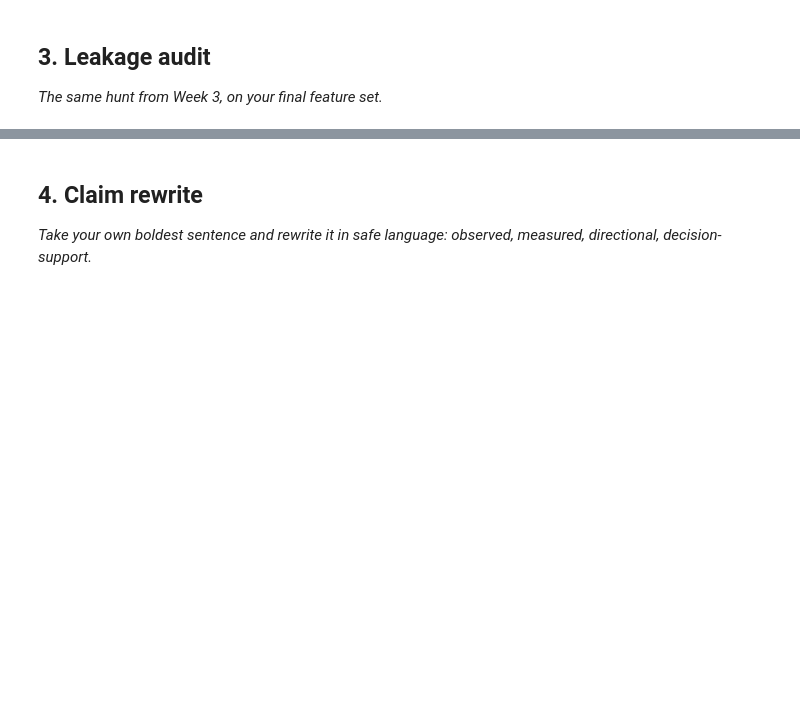
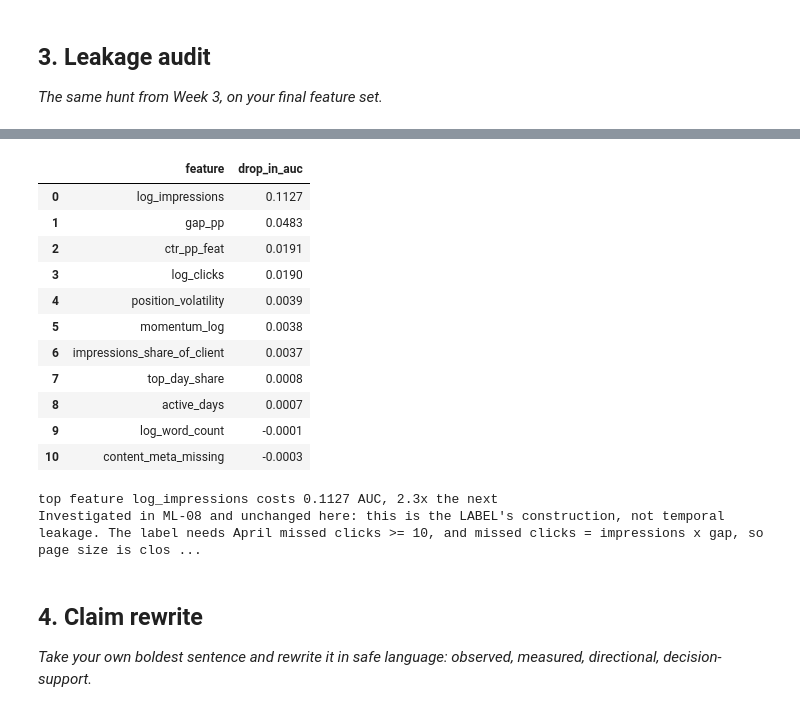
Before and after one commit to widadfatimakhan/flyrank-internship-ml, a Jupyter notebook: work/notebooks/w06_validation_audit.ipynb, the cells around one changed output, grey strips where cells are left out. Drawn from its saved outputs; the diff is of its cells as text; code cells hidden in the pictures; blank space fills up the shorter version.

```diff
--- a/work/notebooks/w06_validation_audit.ipynb
+++ b/work/notebooks/w06_validation_audit.ipynb
@@ -30,3 +614,48 @@ This skeleton is yours to fill. Work the sections **in order** — each one has
+# %%
+# --- Top-feature sanity: "too good" investigated, not celebrated -------------
+from sklearn.inspection import permutation_importance
+gkf_split = list(gkf.split(X_dep, y_dep, grp))[0]
+tr, te = gkf_split
+m = rf().fit(X_dep[tr], y_dep[tr])
+pi = permutation_importance(m, X_dep[te], y_dep[te], n_repeats=5, random_state=SEED,
+                            n_jobs=1, scoring="roc_auc")
+imp = (pd.DataFrame({"feature": FEATS, "drop_in_auc": pi.importances_mean.round(4)})
+       .sort_values("drop_in_auc", ascending=False).reset_index(drop=True))
+display(imp)
+
+ratio = imp.iloc[0].drop_in_auc / max(imp.iloc[1].drop_in_auc, 1e-9)
+print(f"top feature {imp.iloc[0].feature} costs {imp.iloc[0].drop_in_auc:.4f} AUC, "
+      f"{ratio:.1f}x the next")
+if imp.iloc[0].feature == "log_impressions" and ratio > 2:
+    print("Investigated in ML-08 and unchanged here: this is the LABEL's construction, not "
+          "temporal leakage. The label needs April missed clicks >= 10, and missed clicks = "
+          "impressions x gap, so page size is close to a prerequisite for a positive label. March "
+          "impressions are knowable on 2026-04-01, so the feature is legal -- but the label is "
+          "easier than it looks, and that belongs in the claim, not in a footnote.")
+elif ratio > 2:
+    print("One feature dominates and it is NOT the one ML-08 found. That is a change worth "
+          "explaining before trusting anything above -- check whether this feature could carry "
+          "outcome-window information, using the train-with / train-without test.")
+else:
+    print("No single feature dominates: several contribute at similar magnitude, which is the "
+          "shape of weak signal used honestly rather than a model that found the answer. Note this "
+          "differs from ML-08, where log_impressions towered over the rest -- worth one sentence "
+          "on why the fold or the feature set changed the picture.")
+# %% [output]
+|  | feature | drop_in_auc |
+| 0 | log_impressions | 0.1127 |
+| 1 | gap_pp | 0.0483 |
+| 2 | ctr_pp_feat | 0.0191 |
+| 3 | log_clicks | 0.0190 |
+| 4 | position_volatility | 0.0039 |
+| 5 | momentum_log | 0.0038 |
+| 6 | impressions_share_of_client | 0.0037 |
+| 7 | top_day_share | 0.0008 |
+| 8 | active_days | 0.0007 |
+| 9 | log_word_count | -0.0001 |
+| 10 | content_meta_missing | -0.0003 |
+top feature log_impressions costs 0.1127 AUC, 2.3x the next
+Investigated in ML-08 and unchanged here: this is the LABEL's construction, not temporal leakage. The label needs April missed clicks >= 10, and missed clicks = impressions x gap, so page size is clos ...
 # %% [markdown]
 ## 4. Claim rewrite
 
```
Also changed, not shown: parts of 26 cells of this notebook.
